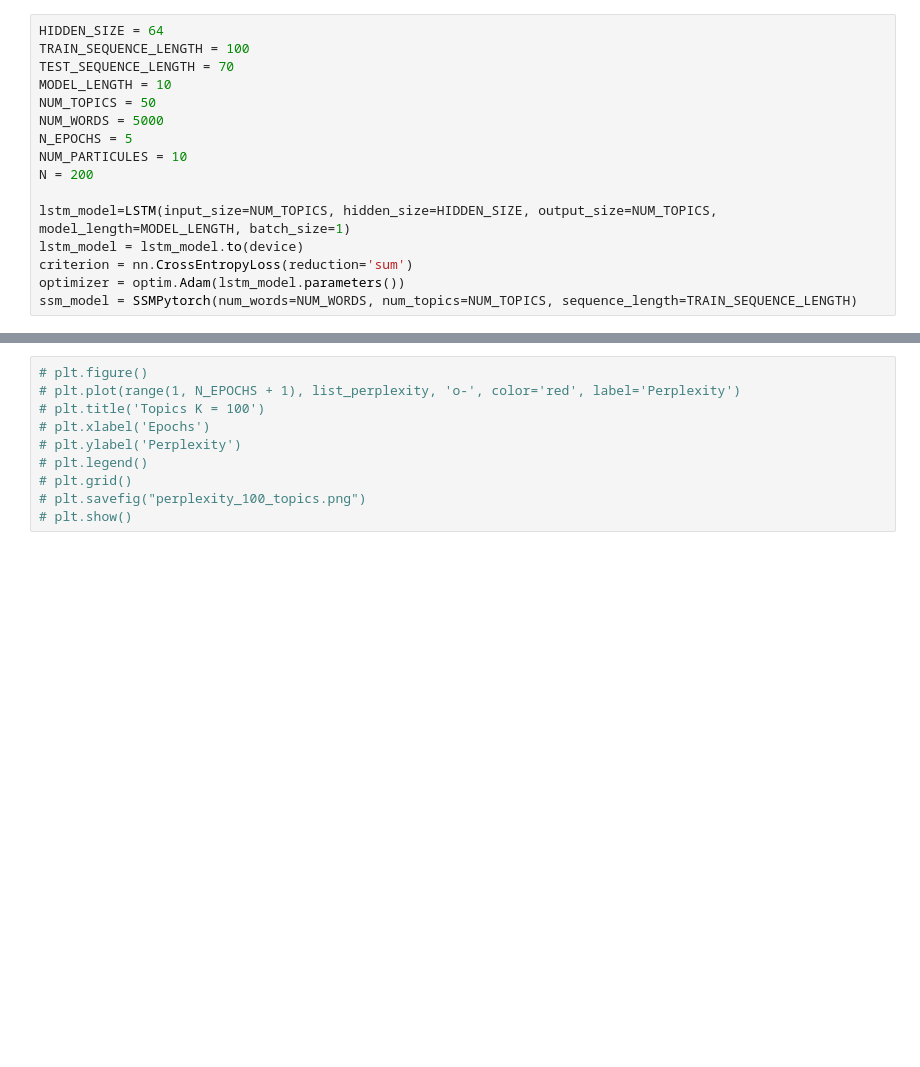
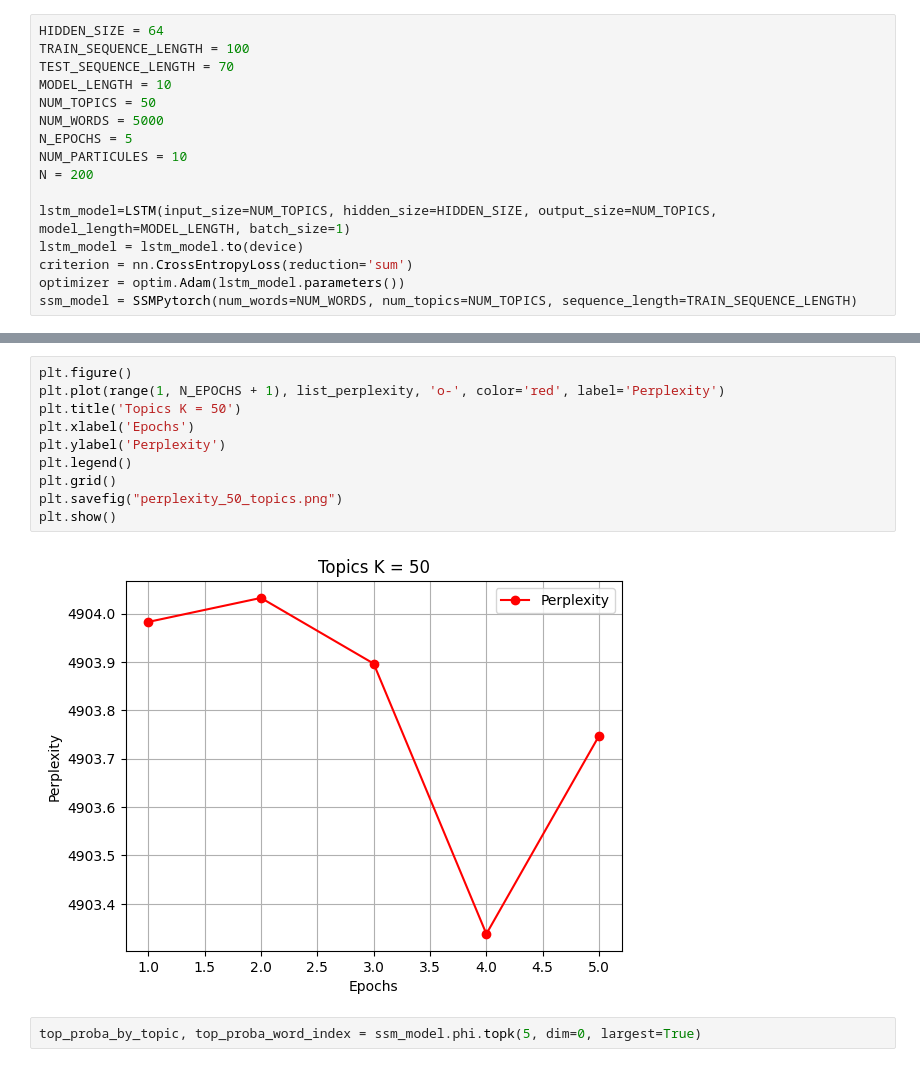
Before and after one commit to yanisrem/SSM-Project, a Jupyter notebook: ssl_gpu.ipynb, the cells around one changed output, grey strips where cells are left out. Cells and saved outputs as stored; diff of their text form; blank space fills up the shorter version.

```diff
--- a/ssl_gpu.ipynb
+++ b/ssl_gpu.ipynb
@@ -400,10 +413,14 @@ epoch: 1
 # %%
-# plt.figure()
-# plt.plot(range(1, N_EPOCHS + 1), list_perplexity, 'o-', color='red', label='Perplexity')
-# plt.title('Topics K = 100')
-# plt.xlabel('Epochs')
-# plt.ylabel('Perplexity')
-# plt.legend()
-# plt.grid()
-# plt.savefig("perplexity_100_topics.png")
-# plt.show()
+plt.figure()
+plt.plot(range(1, N_EPOCHS + 1), list_perplexity, 'o-', color='red', label='Perplexity')
+plt.title('Topics K = 50')
+plt.xlabel('Epochs')
+plt.ylabel('Perplexity')
+plt.legend()
+plt.grid()
+plt.savefig("perplexity_50_topics.png")
+plt.show()
+# %% [output]
+[figure, added]
+# %%
+top_proba_by_topic, top_proba_word_index = ssm_model.phi.topk(5, dim=0, largest=True)
```
Also changed, not shown: parts of 4 cells of this notebook, 6 other files.
